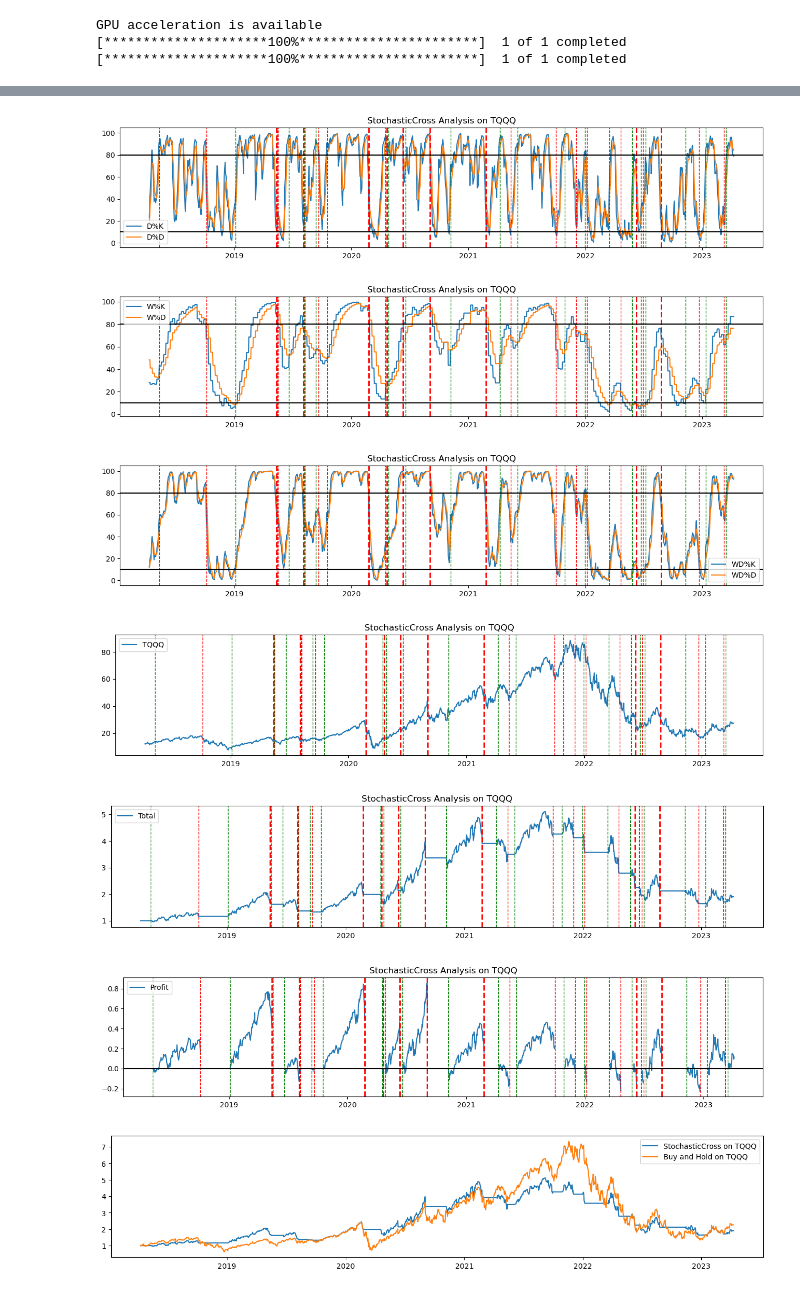
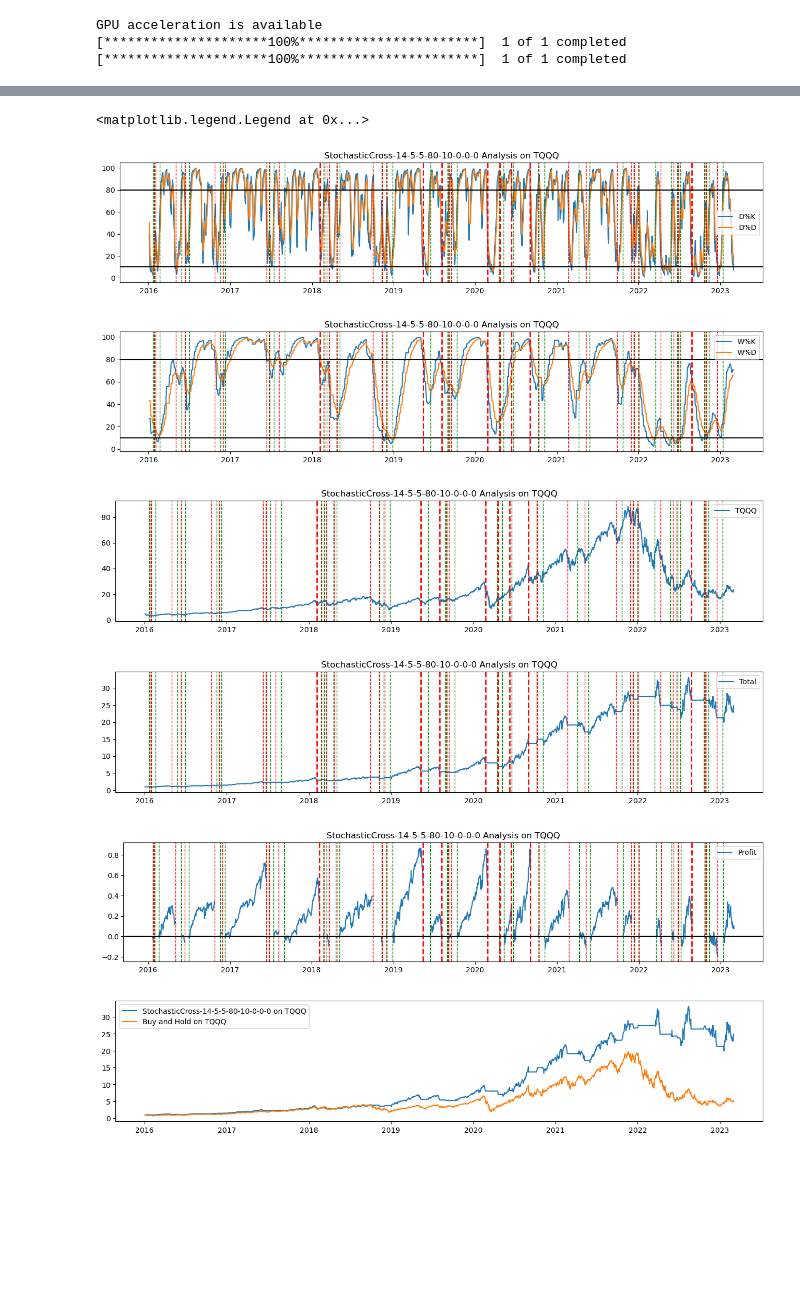
Before and after one commit to sylviawusyl/backtesting, a Jupyter notebook: stochastics_stg.ipynb, the cells around one changed output, grey strips where cells are left out. Drawn from its saved outputs; the diff is of its cells as text; code cells hidden in the pictures; blank space fills up the shorter version.

```diff
--- a/stochastics_stg.ipynb
+++ b/stochastics_stg.ipynb
@@ -55,28 +55,6 @@ ticker_joined.tail(30)
-# %%
-#Fast Stochastic Oscillator:
-#Fast %K = %K basic calculation
-#Fast %D = 5-period SMA of Fast %K
-ticker.get_k('Close', 14)
-ticker.get_ema('Close-K14', 5)
-
-#Slow Stochastic Oscillator:
-#Slow %K = 5-period EMA of Fast %K
-#Slow %D = 5-period EMA of Slow %K
-ticker.get_ema('Close-K14', 5)
-ticker.get_ema('Close-K14-EMA5', 5)
-ticker.data.rename(columns={'Close-K14-EMA5-EMA5':'D%D', 'Close-K14-EMA5':'D%K'}, inplace=True)
-# %%
-#Fast Stochastic Oscillator:
-#Fast %K = %K basic calculation
-#Fast %D = 5-period SMA of Fast %K
-ticker_weekly.get_k('Close', 14)
-ticker_weekly.get_ema('Close-K14', 5)
-
-#Slow Stochastic Oscillator:
-#Slow %K = 5-period EMA of Fast %K
-#Slow %D = 5-period EMA of Slow %K
-ticker_weekly.get_ema('Close-K14', 5)
-ticker_weekly.get_ema('Close-K14-EMA5', 5)
-#rename to %K and %D
-ticker_weekly.data.rename(columns={'Close-K14-EMA5-EMA5':'W%D', 'Close-K14-EMA5':'W%K'}, inplace=True)
+# %%
+test_start = dt.datetime(2016,1,4)
+test_end =   dt.datetime(2023,3,3)
+plot_start = dt.datetime(2016,1,1)
+plot_end =   dt.datetime(2023,3,3)
 # %%
@@ -95,8 +71,3 @@ ticker_weekly.data.plot(y=['W%D', 'W%K'], figsize=(16,1.5), sharey=True, color=[
-# %%
-test_start = dt.datetime(2018,4,10)
-test_end =   dt.datetime(2023,4,10)
-plot_start = dt.datetime(2018,4,10)
-plot_end =   dt.datetime(2023,4,10)
 # %%
 #buy and hold
 bah = ab.BuyAndHold(ticker)
@@ -181,14 +154,14 @@ Loss STD               : 7.33%
 print(sc_bt.joined_data.columns)
 sc_bt.plot_joined_data(['D%K','D%D'], plot_start, plot_end, ydash_low=stg.oversold, ydash_high=stg.overbought)
 sc_bt.plot_joined_data(['W%K','W%D'], plot_start, plot_end, ydash_low=stg.oversold, ydash_high=stg.overbought)
-sc_bt.plot_joined_data(['WD%K','WD%D'], plot_start, plot_end, ydash_low=stg.oversold, ydash_high=stg.overbought)
+#sc_bt.plot_joined_data(['WD%K','WD%D'], plot_start, plot_end, ydash_low=stg.oversold, ydash_high=stg.overbought)
 sc_bt.plot_joined_data([ticker.ticker], plot_start, plot_end)
 sc_bt.plot_joined_data(['Total'], plot_start, plot_end)
 sc_bt.plot_joined_data(['Profit'], plot_start, plot_end, ydash_low=0)
+sc_bt.joined_data.to_csv('{}.csv'.format(stg.name))
 import matplotlib.pyplot as plt
 plt.figure(figsize=(16, 3))
 plt.plot(sc_bt.balance.index, sc_bt.balance['Total'], label = '{} on {}'.format(sc_bt.name, ticker.ticker))
 plt.plot(bah_bt.balance.index, bah_bt.balance['Total'], label = 'Buy and Hold on {} '.format(ticker.ticker))
 plt.legend()
-sc_bt.trade_records
 # %% [output]
@@ -217,8 +174,8 @@ Index(['TQQQ', 'Weekday', 'Signal_x', 'Cash', 'Stock', 'Total', 'Margin',
+<matplotlib.legend.Legend at 0x...>
-[figure, old version]
+[figure, new version]
-[figure, old version]
+[figure, new version]
-[figure, old version]
+[figure, new version]
-[figure, old version]
+[figure, new version]
-[figure, old version]
+[figure, new version]
-[figure, old version]
+[figure, new version]
-[figure, removed]
 # %%
```
Also changed, not shown: parts of 11 cells of this notebook, 3 other files.
